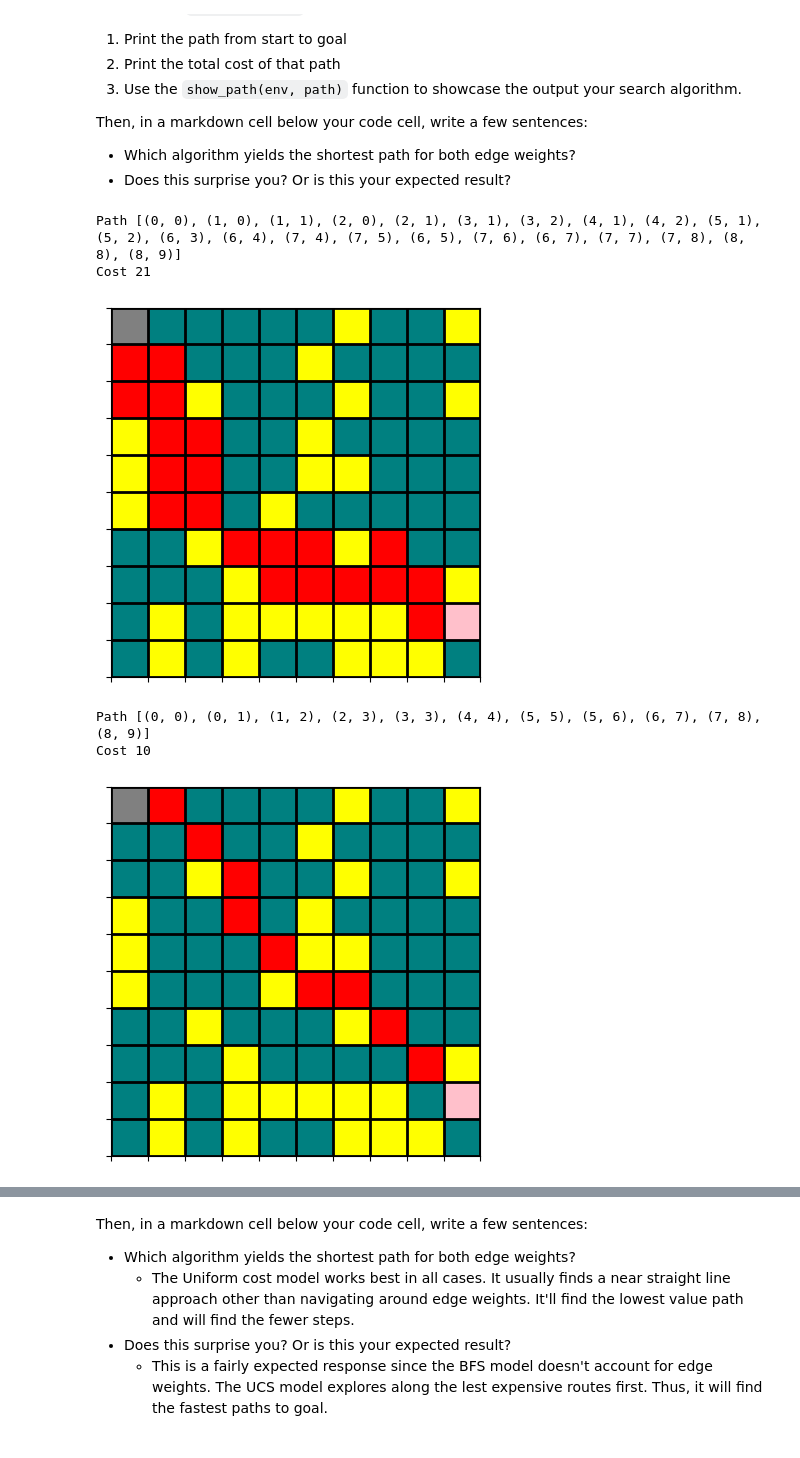
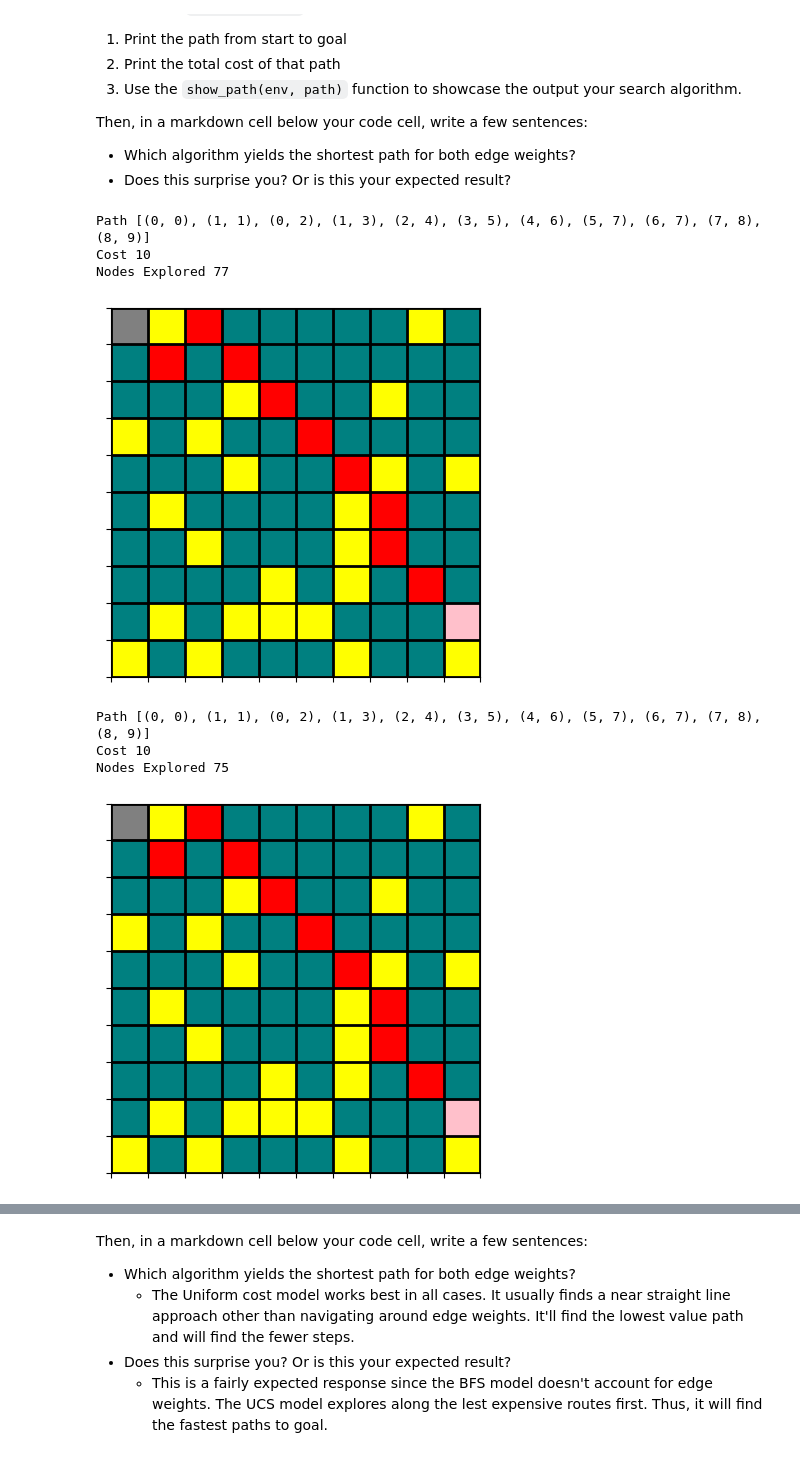
Before and after one commit to TyVanEssen/CSCI-3202-001-Introduction-to-Artificial-Intelligence, a Jupyter notebook: HW7/CSCI3202_HW7_Ty_VanEssen.ipynb, the cells around one changed output, grey strips where cells are left out. Saved outputs shown, nothing was run; the diff lists cells and outputs as text; code cells hidden in the pictures.

```diff
--- a/HW7/CSCI3202_HW7_Ty_VanEssen.ipynb
+++ b/HW7/CSCI3202_HW7_Ty_VanEssen.ipynb
@@ -242,9 +245,9 @@ def breadth_first(start, goal, state_graph, return_cost=False):
 # %%
 show_env(env)
 for weight in (edge_weights_1, edge_weights_2):
-    my_path, cost = breadth_first(start, goal, weight, True)
+    my_path, cost, explored = breadth_first(start, goal, weight, True)
     show_path(env, my_path)
-    print(my_path, cost)
+    print(my_path, cost, explored)
     # print(weight[(3,1)])
     # count = 0
     # for step in my_path:
@@ -323,32 +336,29 @@ Now, actually implement a function to search using `uniform_cost` search, called
 
 def uniform_cost(start: tuple[int,int], goal: tuple[int,int], state_graph: dict[tuple[int,int], dict[tuple[int, int], int]], return_cost=False):
     ''' find a shortest sequence of states from start to the goal '''
-    explored : set[tuple[int,int]]= set()
     frontier = Frontier_PQ(start)
     parent_tree = {start: None}
 
     while len(frontier.states) != 0:
-        path_cost, expand = frontier.pop()
-        if expand == goal:
+        path_cost, current, parent = frontier.pop()
+        parent_tree[current] = parent
+
+        if current == goal:
             solution_path = path(parent_tree, goal)
             solution_cost = pathcost(solution_path, state_graph)
-            return (solution_path, solution_cost) if return_cost else solution_path
-        else:
-            explored.add(expand)
+            return (solution_path, solution_cost, len(parent_tree)) if return_cost else solution_path
 
-        for child in state_graph[expand]:
-            child_path_cost = path_cost + state_graph[expand][child]
+        for child in state_graph[current]:
+            child_path_cost = path_cost + state_graph[current][child]
 
-            if not child in explored and not child in frontier.states:
-                parent_tree[child] = expand
-                frontier.add(child, child_path_cost)
+            if not child in list(parent_tree.keys()) and not child in frontier.states:
+                frontier.add(child, child_path_cost, current)
             elif child in frontier.states and frontier.states[child] > child_path_cost:
-                frontier.replace(child, child_path_cost)
-                parent_tree[child] = expand
+                frontier.replace(child, child_path_cost, current)
 # %%
 show_env(env)
 for weight in (edge_weights_1, edge_weights_2):
-    my_path, cost = uniform_cost(start, goal, weight, True)
+    my_path, cost, explored = uniform_cost(start, goal, weight, True)
     show_path(env, my_path)
-    print(my_path, cost)
+    print(my_path, cost, explored)
 # %% [output]
@@ -381,22 +391,25 @@ Then, in a markdown cell below your code cell, write a few sentences:
 # %%
 start = (0,0)
 goal = (8,9)
 graph = edge_weights_1
 # Your code here:
 
 algs = (breadth_first, uniform_cost)
 for algo in algs:
-    my_path, cost = algo(start, goal, graph, True)
+    my_path, cost, explored = algo(start, goal, graph, True)
     print("Path", my_path)
     print("Cost", cost)
+    print("Nodes Explored", explored)
     show_path(env, my_path)
 # %% [output]
-Path [(0, 0), (1, 0), (1, 1), (2, 0), (2, 1), (3, 1), (3, 2), (4, 1), (4, 2), (5, 1), (5, 2), (6, 3), (6, 4), (7, 4), (7, 5), (6, 5), (7, 6), (6, 7), (7, 7), (7, 8), (8, 8), (8, 9)]
-Cost 21
+Path [(0, 0), (1, 1), (0, 2), (1, 3), (2, 4), (3, 5), (4, 6), (5, 7), (6, 7), (7, 8), (8, 9)]
+Cost 10
+Nodes Explored 77
-[figure, old version]
+[figure, new version]
-Path [(0, 0), (0, 1), (1, 2), (2, 3), (3, 3), (4, 4), (5, 5), (5, 6), (6, 7), (7, 8), (8, 9)]
+Path [(0, 0), (1, 1), (0, 2), (1, 3), (2, 4), (3, 5), (4, 6), (5, 7), (6, 7), (7, 8), (8, 9)]
 Cost 10
+Nodes Explored 75
-[figure, old version]
+[figure, new version]
 # %%
 # Next we show the solution paths for edge_weights_2
 start = (0,0)
```
Also changed, not shown: parts of 19 cells of this notebook.
